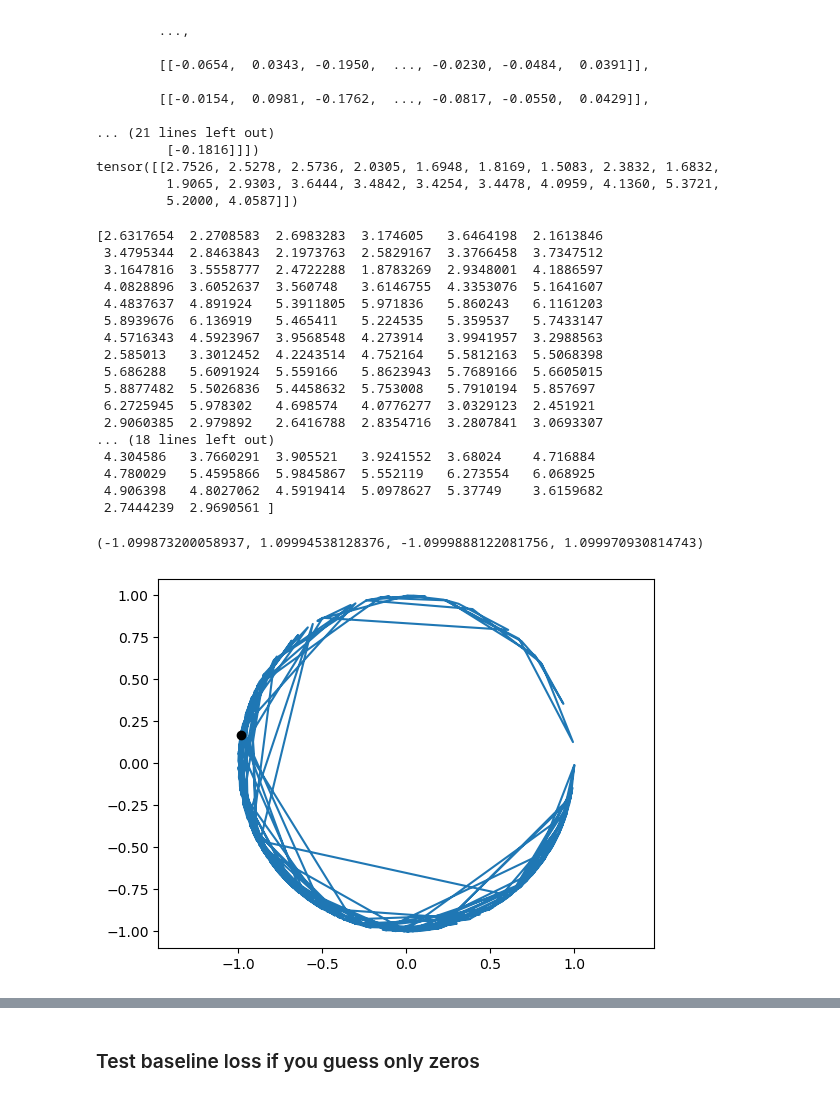
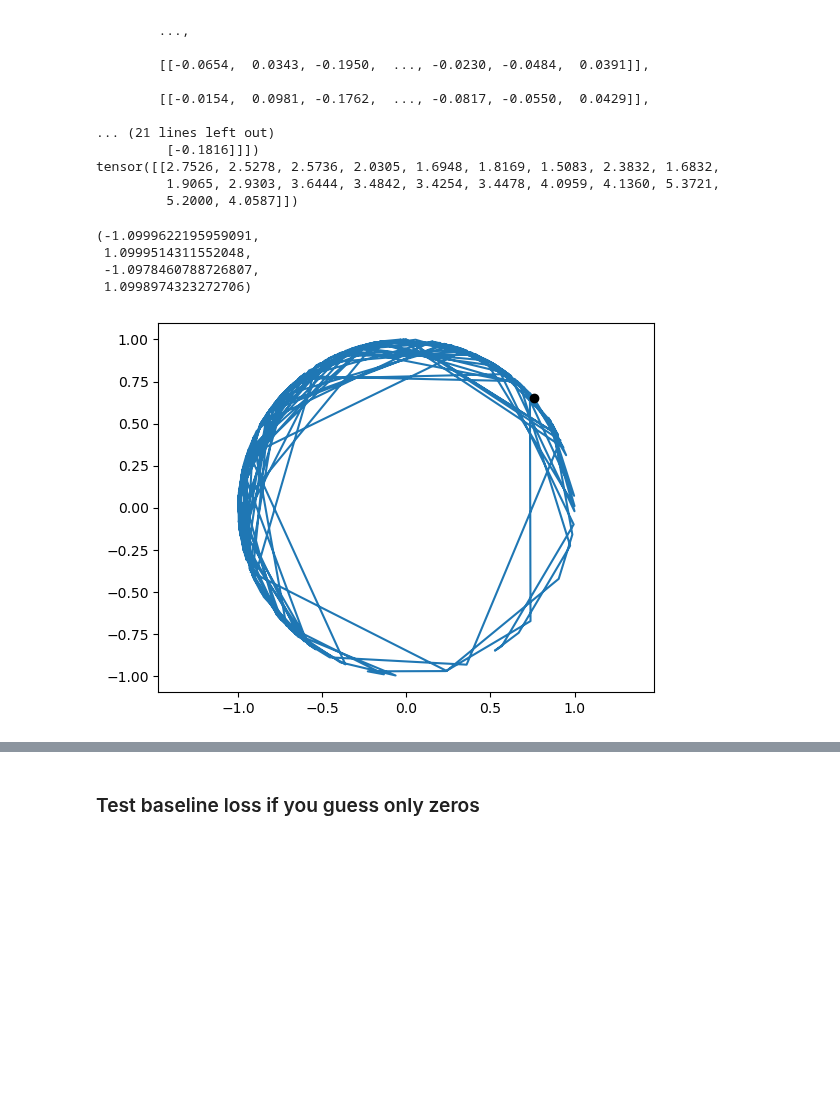
Before and after one commit to bioAI-Oslo/RNN-Adding-Problem-Representations, a Jupyter notebook: notebooks/regularized.ipynb, the cells around one changed output, grey strips where cells are left out. Drawn from its saved outputs; the diff is of its cells as text; code cells hidden in the pictures; blank space fills up the shorter version.

```diff
--- a/notebooks/regularized.ipynb
+++ b/notebooks/regularized.ipynb
@@ -35,7 +37,7 @@ n_data = 2000
 t_steps = 20
 
 # data,labels = datagen_full_sum_normal(n_data,t_steps,normalize=True)
-data,labels = datagen_circular_pm(n_data,t_steps)
+data,labels = datagen_truecircular_pm(n_data,t_steps)
 # data,labels = datagen_timewise_labels(n_data,t_steps,2)
 # print(data[1],labels[1])
 
@@ -45,7 +47,4 @@ training_data = Datamodel(data,labels)
 training_loader = torch.utils.data.DataLoader(training_data, batch_size=BATCH_SIZE, shuffle=True)
 
 data.shape
-
-print(labels[99])
-print(data[99])
 # %% [output]
@@ -81,7 +87,7 @@ if train1:
     # model1 = RNN_L2(input_size,t_steps,output_size,hidden_size,lr=0.001,w_decay=0.000,act_decay=1000,irnn=False,outputnn=True,Wx_normalize=False,activation=False)
     model1 = RNN_circular_ND_pm(input_size,t_steps,output_size,hidden_size,lr=0.0001,w_decay=0.000,act_decay=0.01,irnn=True,outputnn=False,Wx_normalize=False,activation=True,rotation_init=False,bias=False)
     # print("Guess on the first 15 training data: ", model1(data[0:15]))
-    _ = model1.train(epochs=7000)
+    _ = model1.train(epochs=11000)
     model1.plot_losses(average=30)
     # model1.plot_accs()
     print("Guess on the first 15 training data: ", model1(data[0:15]))
@@ -109,3 +115,3 @@ Guess on the first 15 training data:  tensor([[[ 0.1460,  0.0709,  0.0865,  ...,
 # %%
-_ = model1.train(epochs=1)
+_ = model1.train(epochs=4000)
 # model1.plot_losses(average=30)
@@ -258,40 +270,26 @@ tensor([[2.7526, 2.5278, 2.5736, 2.0305, 1.6948, 1.8169, 1.5083, 2.3832, 1.6832,
 # %%
 t_test = 200
 
-data,labels = datagen_circular_pm(1000,t_test)
+data,labels = datagen_truecircular_pm(1000,t_test)
 
 # Plot circle from data
 data_raw = labels[122].detach().numpy()
-print(data_raw)
+# print(data_raw)
 data_points = np.zeros((t_test,2))
 for i in range(t_test):
     data_points[i,0] = np.cos(data_raw[i])
     data_points[i,1] = np.sin(data_raw[i])
 
 
 plt.plot(data_points[:,0],data_points[:,1],"-")
 plt.plot(data_points[-1,0],data_points[-1,1],"o",color="black")
 plt.axis("equal")
 # %% [output]
-[2.6317654  2.2708583  2.6983283  3.174605   3.6464198  2.1613846
- 3.4795344  2.8463843  2.1973763  2.5829167  3.3766458  3.7347512
- 3.1647816  3.5558777  2.4722288  1.8783269  2.9348001  4.1886597
- 4.0828896  3.6052637  3.560748   3.6146755  4.3353076  5.1641607
- 4.4837637  4.891924   5.3911805  5.971836   5.860243   6.1161203
- 5.8939676  6.136919   5.465411   5.224535   5.359537   5.7433147
- 4.5716343  4.5923967  3.9568548  4.273914   3.9941957  3.2988563
- 2.585013   3.3012452  4.2243514  4.752164   5.5812163  5.5068398
- 5.686288   5.6091924  5.559166   5.8623943  5.7689166  5.6605015
- 5.8877482  5.5026836  5.4458632  5.753008   5.7910194  5.857697
- 6.2725945  5.978302   4.698574   4.0776277  3.0329123  2.451921
- 2.9060385  2.979892   2.6416788  2.8354716  3.2807841  3.0693307
-... (18 lines left out)
- 4.304586   3.7660291  3.905521   3.9241552  3.68024    4.716884
- 4.780029   5.4595866  5.9845867  5.552119   6.273554   6.068925
- 4.906398   4.8027062  4.5919414  5.0978627  5.37749    3.6159682
- 2.7444239  2.9690561 ]
+(-1.0999622195959091,
+ 1.0999514311552048,
+ -1.0978460788726807,
+ 1.0998974323272706)
-(-1.099873200058937, 1.09994538128376, -1.0999888122081756, 1.099970930814743)
-[figure, old version]
+[figure, new version]
 # %%
 # print(model1.input.weight)
 print(model1.hidden.weight)
```
Also changed, not shown: parts of 11 cells of this notebook, 3 other files.
